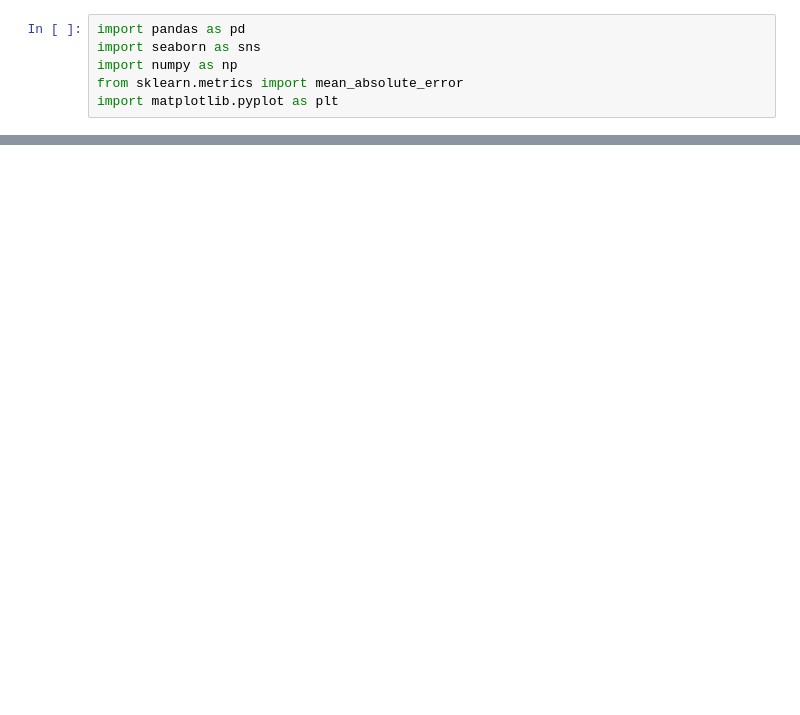
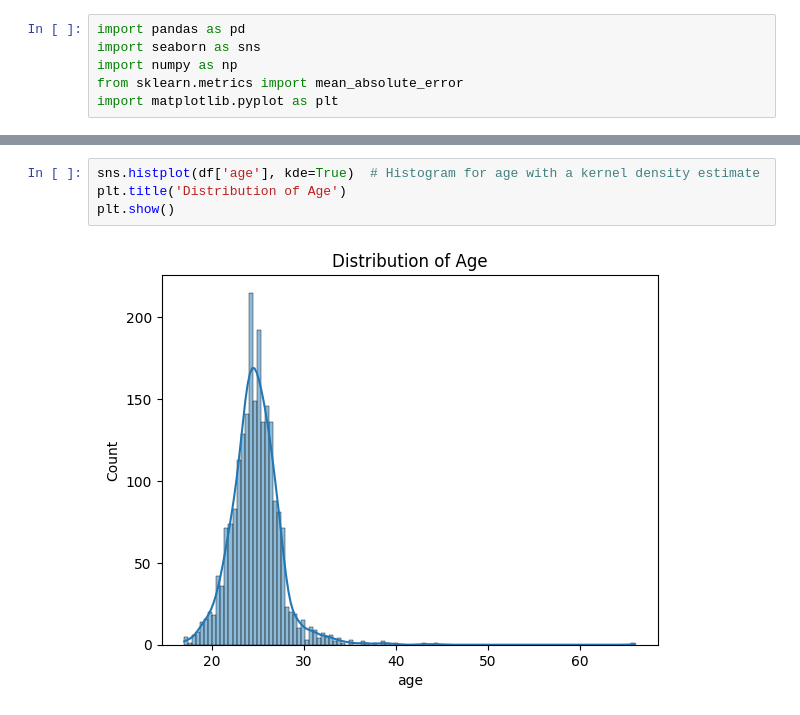
Before and after one commit to salhi-mohamed/Machine-Learning-project, a Jupyter notebook: datavis.ipynb, the cells around one changed output, grey strips where cells are left out. Cells and saved outputs as stored; diff of their text form; blank space fills up the shorter version.

```diff
--- a/datavis.ipynb
+++ b/datavis.ipynb
@@ -10,0 +38,6 @@ FileNotFoundError: [Errno 2] No such file or directory: 'teams.csv'
+# %%
+sns.histplot(df['age'], kde=True)  # Histogram for age with a kernel density estimate
+plt.title('Distribution of Age')
+plt.show()
+# %% [output]
+[figure, added]
```
Also changed, not shown: parts of 38 cells of this notebook.
